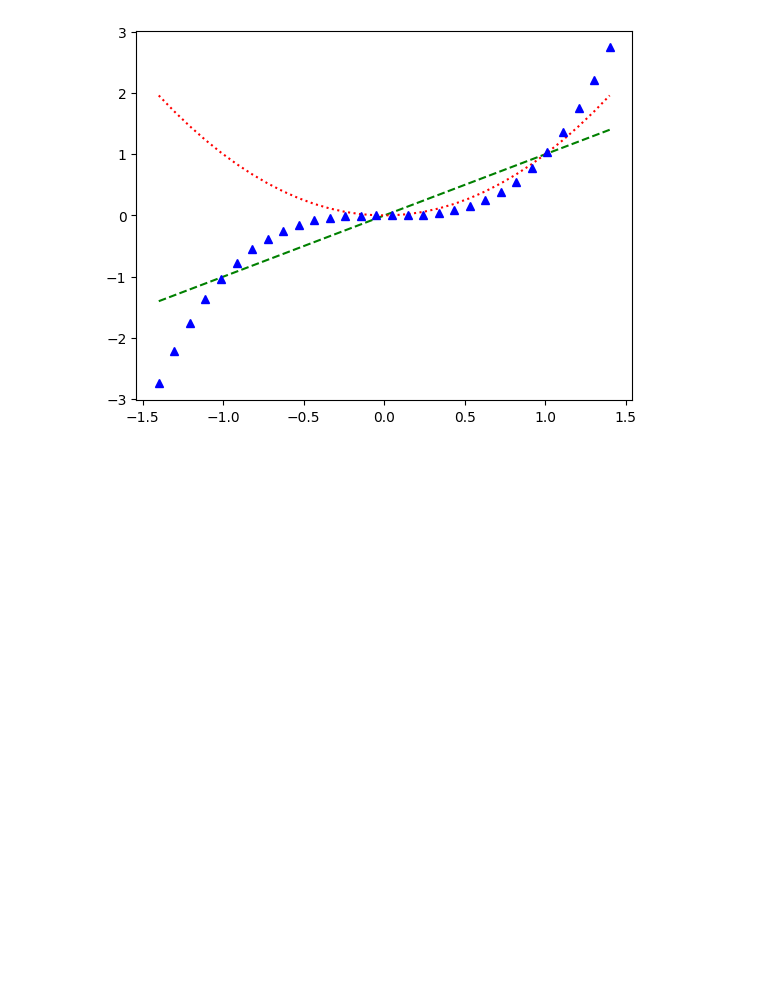
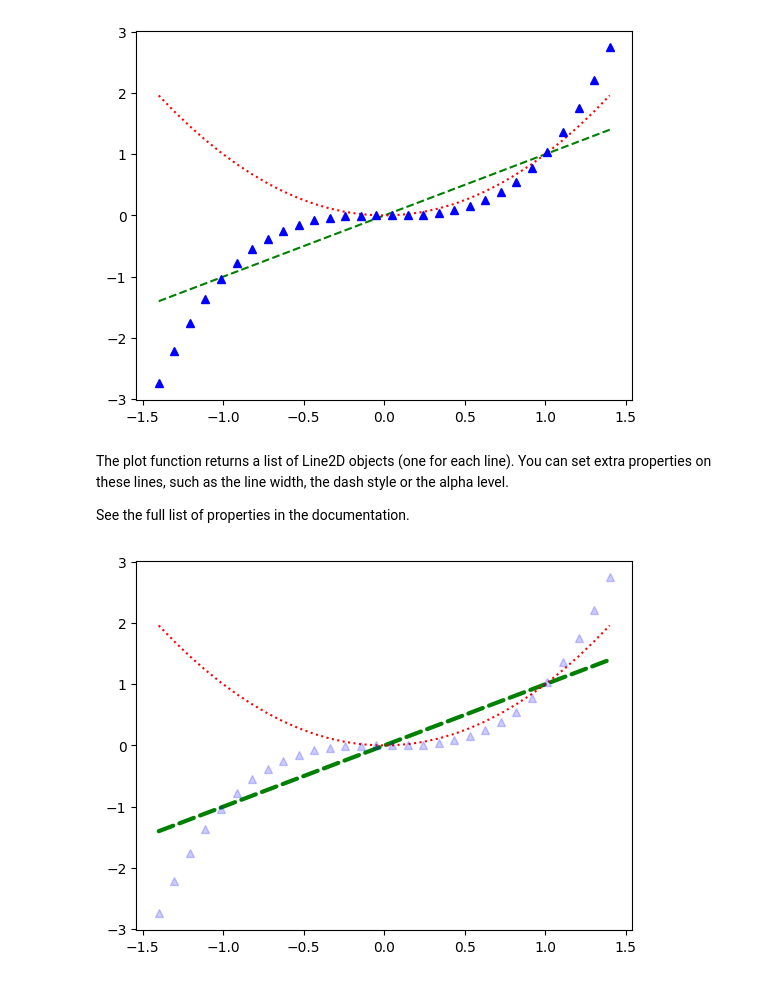
Before and after one commit to JayZeus999/Hands-On-Machine-Learning, a Jupyter notebook: Tools/matplotlib.ipynb, the cells around one changed output. Drawn from its saved outputs; the diff is of its cells as text; code cells hidden in the pictures; blank space fills up the shorter version.

Commit message:
Set extra properties to the lines ie width, dash-style etc

```diff
--- a/Tools/matplotlib.ipynb
+++ b/Tools/matplotlib.ipynb
@@ -80,3 +80,16 @@ plt.plot(x, x, 'g--', x, x**2, 'r:', x, x**3, 'b^')
 plt.show()
 # %% [output]
 [figure]
+# %% [markdown]
+The plot function returns a list of Line2D objects (one for each line). You can set extra properties on these lines, such as the line width, the dash style or the alpha level.
+
+See the full list of properties in the documentation.
+# %%
+x = np.linspace(-1.4, 1.4, 30)
+line1, line2, line3 = plt.plot(x, x, 'g--', x, x**2, 'r:', x, x**3, 'b^')
+line1.set_linewidth(3.0)
+line1.set_dash_capstyle("round")
+line3.set_alpha(0.2)
+plt.show()
+# %% [output]
+[figure, added]
```
